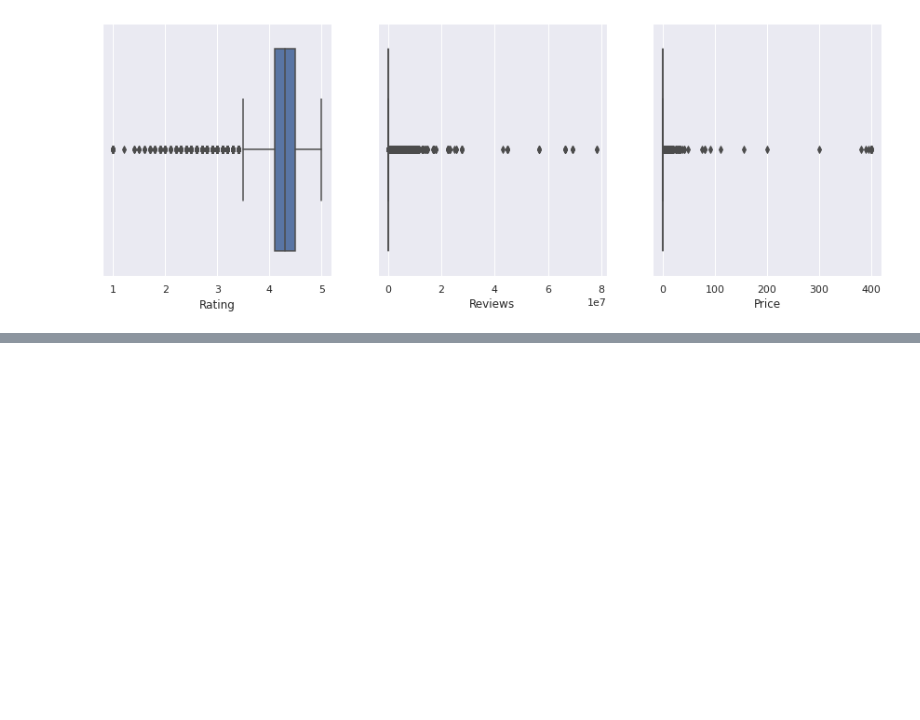
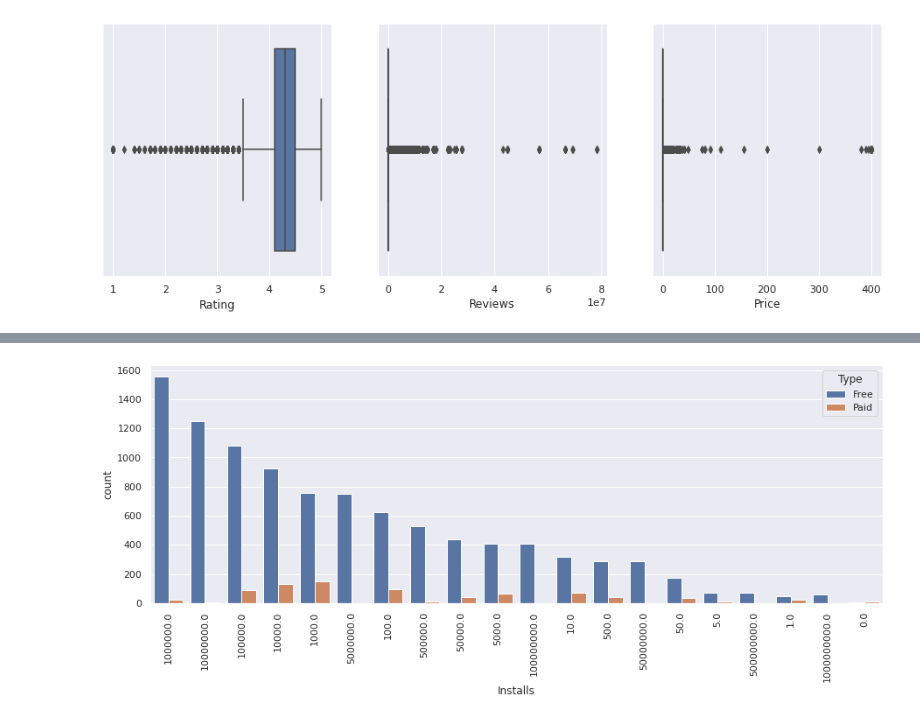
Before and after one commit to sanjaymkr/Google_Play_Store_Data_Analysis, a Jupyter notebook: Sanjay_Kumar_Google_Play_Store_Review.ipynb, the cells around one changed output, grey strips where cells are left out. Saved outputs shown, nothing was run; the diff lists cells and outputs as text; code cells hidden in the pictures; blank space fills up the shorter version.

```diff
--- a/Sanjay_Kumar_Google_Play_Store_Review.ipynb
+++ b/Sanjay_Kumar_Google_Play_Store_Review.ipynb
@@ -478,0 +491,7 @@ f.set_size_inches(15,5)
+# %%
+f,ax1 = plt.subplots(ncols=1)
+sns.countplot(x='Installs',hue='Type',data=play_store,ax=ax1,order=play_store['Installs'].value_counts().index)
+plt.xticks(rotation=90)
+f.set_size_inches(15,5)
+# %% [output]
+[figure, added]
```
Also changed, not shown: parts of 2 cells of this notebook.
